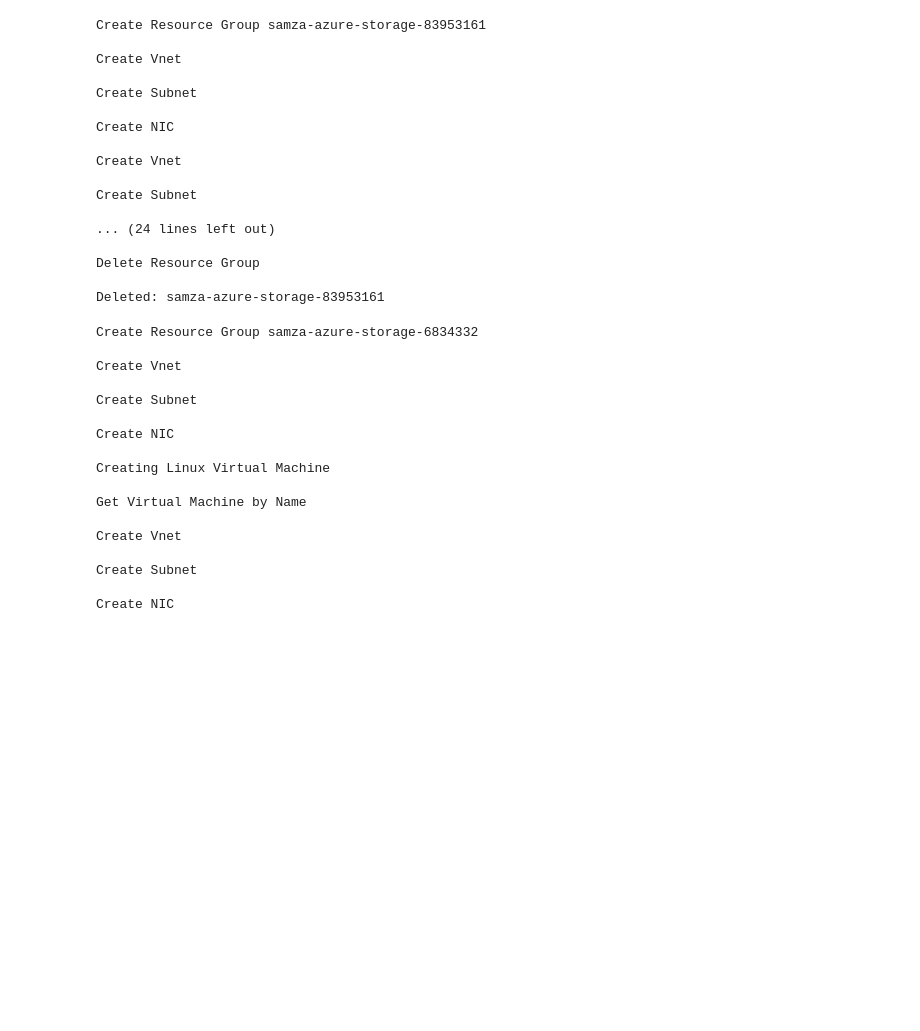
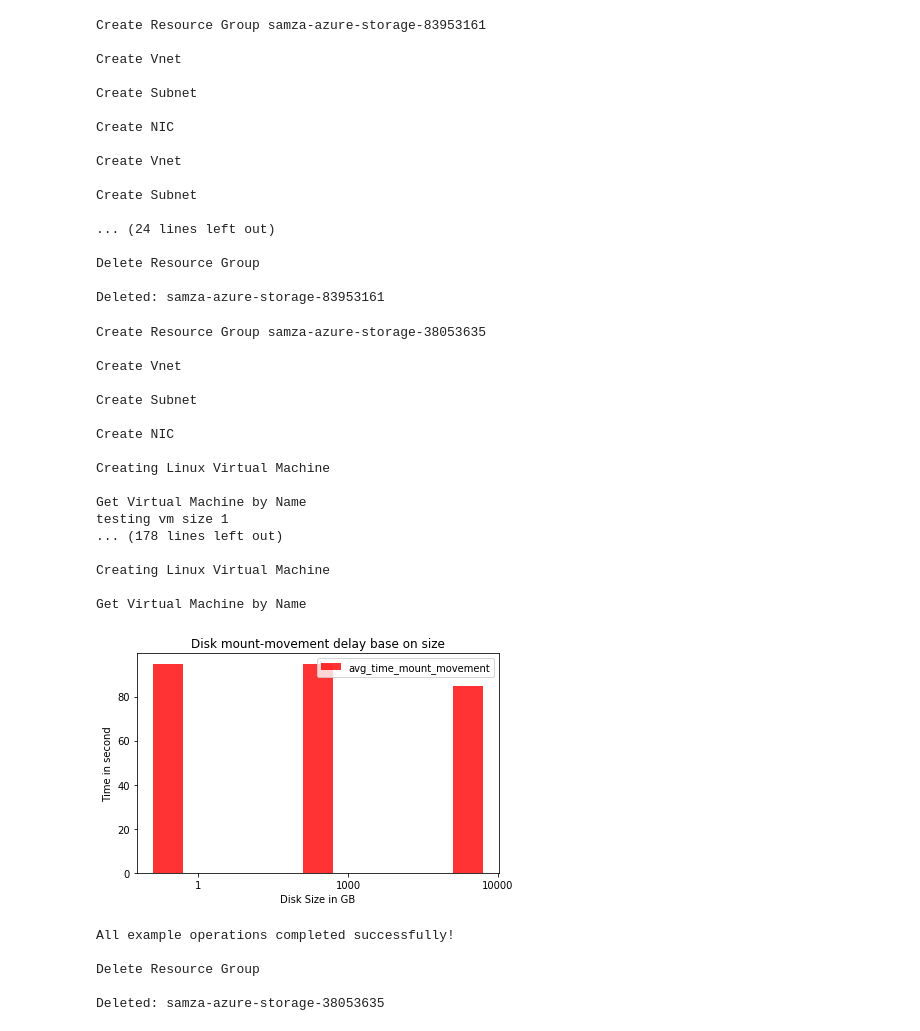
Before and after one commit to xiefan46/samza-azure-storage, a Jupyter notebook: samza-azure-test.ipynb, the cells around one changed output. Drawn from its saved outputs; the diff is of its cells as text; code cells hidden in the pictures; blank space fills up the shorter version.

Commit message:
update test6

```diff
--- a/samza-azure-test.ipynb
+++ b/samza-azure-test.ipynb
@@ -590,9 +590,6 @@ Deleted: samza-azure-storage-83953161
 # %%
 '''
 Test6 : Test the mount-movement latency. This time include VM delete time and remount time
-
-Result:
-
 
 '''
 def test_disk_remounting_delay(test_disk_size_list = [1, 1000, 10000]):
@@ -601,31 +598,38 @@ def test_disk_remounting_delay(test_disk_size_list = [1, 1000, 10000]):
     print('\nCreate Resource Group {}'.format(group_name))
     resource_client.resource_groups.create_or_update(group_name, {'location': LOCATION})
 
+    def get_a_vm(vm_id, size, i):
+        vm_name = "vm-{}-{}-{}".format(vm_id, size, i)
+        nic_name = "nic-{}-{}-{}".format(vm_id, size, i)
+        vnet_name = "vnet-{}-{}-{}".format(vm_id, size, i)
+        subnet_name = "subnet-{}-{}-{}".format(vm_id, size, i)
+        nic = create_nic(group_name, network_client, nic_name = nic_name,
+                                  vnet_name = vnet_name, subnet_name = subnet_name)
+        virtual_machine = vm_create(group_name, vm_name, compute_client, nic)
+        return virtual_machine
     try:
-        # create two VM under the same nic and mount the same disk under them
         nic2 = create_nic(group_name, network_client, nic_name = "nic2",vnet_name = "vnet2", subnet_name = "subnet2")
         virtual_machine2 = vm_create(group_name, "vm2", compute_client, nic2)
         REPEAT_TIMES = 3
         mount_movement_time = []
         for size in test_disk_size_list:
+            print("testing vm size {}".format(size))
             total_mount_movement_time = 0
             for i in range(REPEAT_TIMES):
                 disk_name = "disk-{}-{}".format(size, i)
-                vm1_name = "vm1-{}-{}".format(size, i)
-                nic_name1 = "nic1-{}-{}".format(size, i)
-                vnet_name1 = "vnet1-{}-{}".format(size, i)
-                subnet_name1 = "subnet1-{}-{}".format(size, i)
-                nic1 = create_nic(group_name, network_client, nic_name = nic_name1,
-                                  vnet_name = vnet_name1, subnet_name = subnet_name1)
-                virtual_machine1 = vm_create(group_name, vm1_name, compute_client, nic1)
+
+                virtual_machine1 = get_a_vm(1, size, i)
+                virtual_machine2 = get_a_vm(2, size, i)
+
                 data_disk = disk_create(group_name, disk_name, size)
                 disk_attach(group_name, virtual_machine1, data_disk)
                 #start to test mount-movement time
                 start = time.time()
-                async_vm_delete = compute_client.virtual_machines.delete(group_name, vm1_name)
+                async_vm_delete = compute_client.virtual_machines.delete(group_name, virtual_machine1.name)
                 async_vm_delete.wait()
                 disk_attach(group_name, virtual_machine2, data_disk)
                 total_mount_movement_time += (time.time() - start)
+
             mount_movement_time.append(total_mount_movement_time / REPEAT_TIMES)
 
         #plot the result
@@ -658,23 +662,29 @@ def test_disk_remounting_delay(test_disk_size_list = [1, 1000, 10000]):
         print('All example operations completed successfully!')
     finally:
         resource_group_delete_async(resource_client, group_name)
-# %%
-test_disk_remounting_to_different_vm()
-# %% [output]
-Create Resource Group samza-azure-storage-6834332
-
-Create Vnet
-
-Create Subnet
-
-Create NIC
-
-Creating Linux Virtual Machine
-
-Get Virtual Machine by Name
-
-Create Vnet
-
-Create Subnet
-
-Create NIC
+# %%
+test_disk_remounting_delay()
+# %% [output]
+Create Resource Group samza-azure-storage-38053635
+
+Create Vnet
+
+Create Subnet
+
+Create NIC
+
+Creating Linux Virtual Machine
+
+Get Virtual Machine by Name
+testing vm size 1
+... (178 lines left out)
+
+Creating Linux Virtual Machine
+
+Get Virtual Machine by Name
+[figure, added]
+All example operations completed successfully!
+
+Delete Resource Group
+
+Deleted: samza-azure-storage-38053635
```
